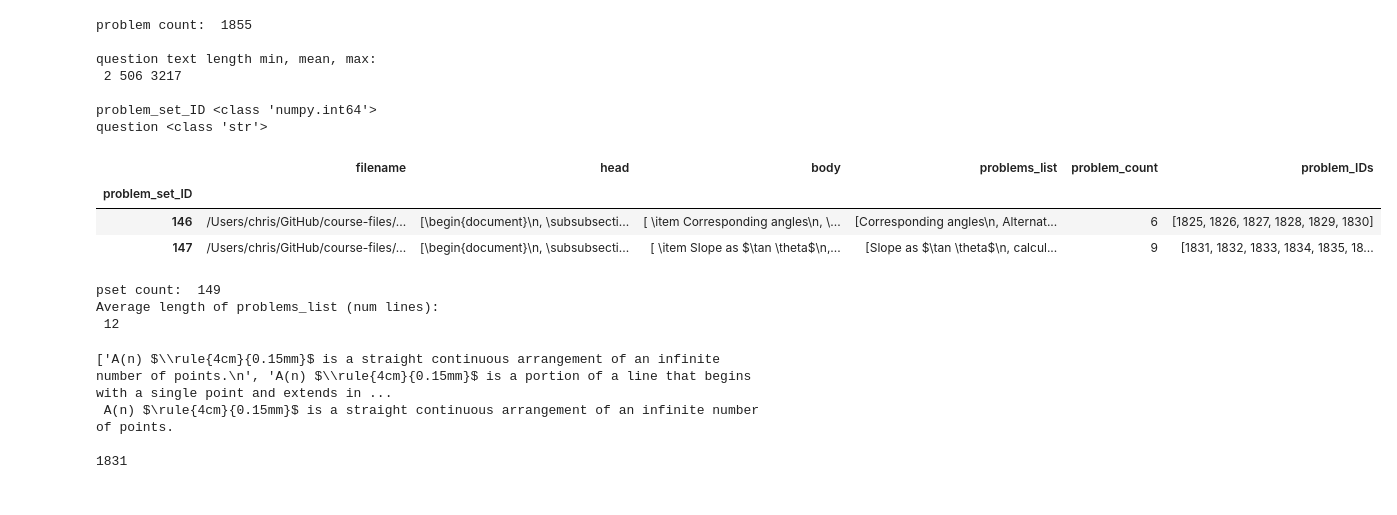
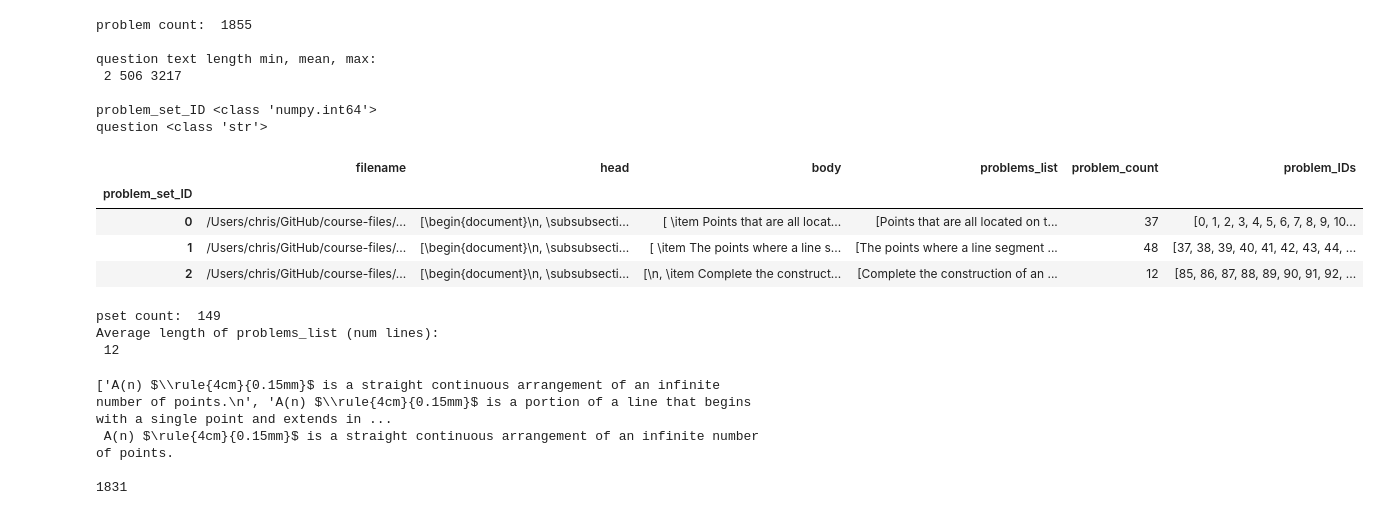
Before and after one commit to chrishuson/mathai, a Jupyter notebook: src/notes.ipynb, the cells around one changed output. Saved outputs shown, nothing was run; the diff lists cells and outputs as text; code cells hidden in the pictures.

```diff
--- a/src/notes.ipynb
+++ b/src/notes.ipynb
@@ -40,17 +42,18 @@ question <class 'str'>
 # %%
 
 # Problem Sets DF
 #for col in problem_sets_df.columns:
 #    print(col, type(problem_sets_df.loc[0,col]))
-display(problem_sets_df[146:148])
+display(problem_sets_df[:3])
 print('pset count: ', len(problem_sets_df))
 
 print('Average length of problems_list (num lines): \n', round(problem_sets_df.problems_list.str.len().mean()))
 # %% [output]
 |  | filename | head | body | problems_list | problem_count | problem_IDs |
 | problem_set_ID |  |  |  |  |  |  |
-| 146 | /Users/chris/GitHub/course-files/... | [\begin{document}\n, \subsubsecti... | [ \item Corresponding angles\n, \... | [Corresponding angles\n, Alternat... | 6 | [1825, 1826, 1827, 1828, 1829, 1830] |
-| 147 | /Users/chris/GitHub/course-files/... | [\begin{document}\n, \subsubsecti... | [ \item Slope as $\tan \theta$\n,... | [Slope as $\tan \theta$\n, calcul... | 9 | [1831, 1832, 1833, 1834, 1835, 18... |
+| 0 | /Users/chris/GitHub/course-files/... | [\begin{document}\n, \subsubsecti... | [ \item Points that are all locat... | [Points that are all located on t... | 37 | [0, 1, 2, 3, 4, 5, 6, 7, 8, 9, 10... |
+| 1 | /Users/chris/GitHub/course-files/... | [\begin{document}\n, \subsubsecti... | [ \item The points where a line s... | [The points where a line segment ... | 48 | [37, 38, 39, 40, 41, 42, 43, 44, ... |
+| 2 | /Users/chris/GitHub/course-files/... | [\begin{document}\n, \subsubsecti... | [\n, \item Complete the construct... | [Complete the construction of an ... | 12 | [85, 86, 87, 88, 89, 90, 91, 92, ... |
 pset count:  149
 Average length of problems_list (num lines):
  12
```
Also changed, not shown: parts of 16 cells of this notebook, 1 other file.
